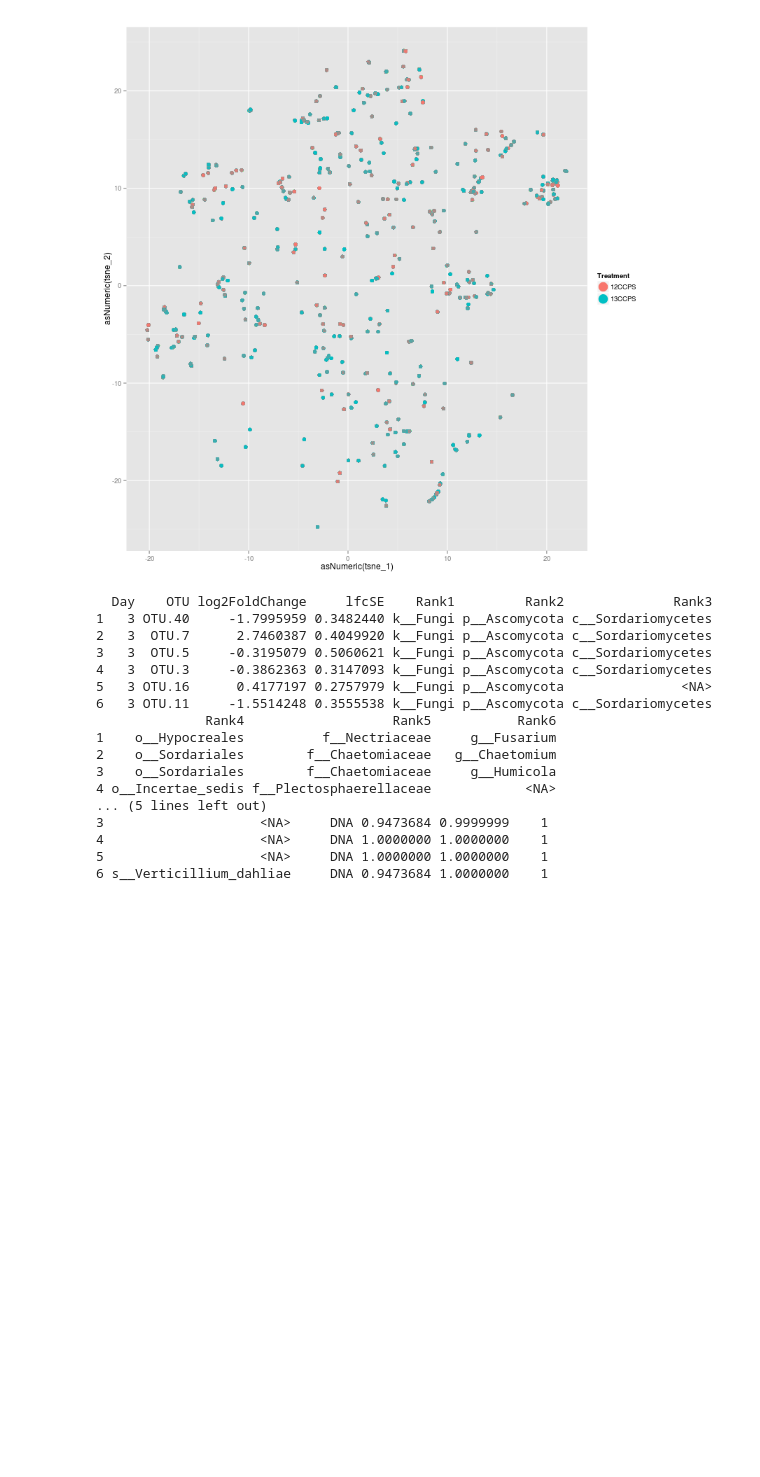
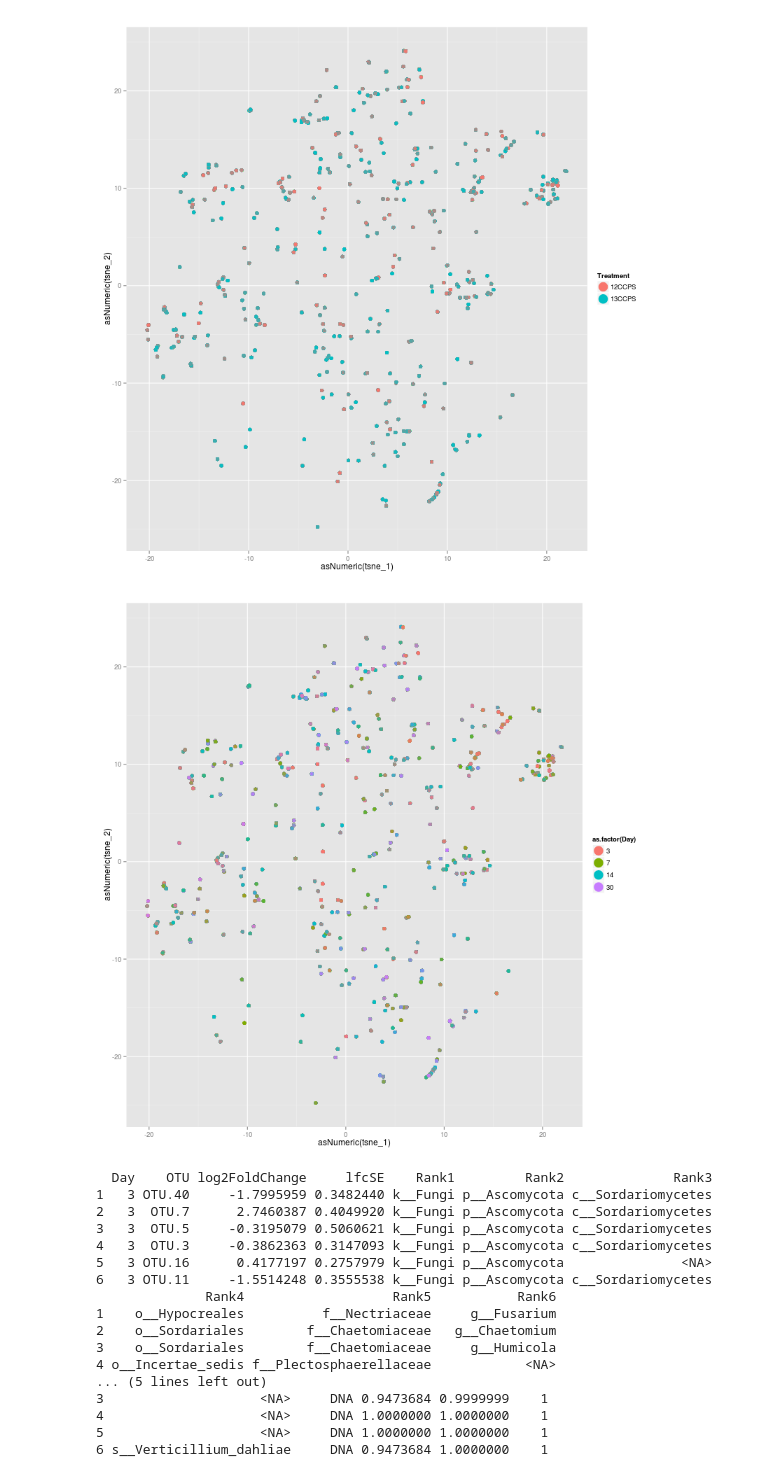
Before and after one commit to chvtk/Fungal_SIP, a Jupyter notebook: Computing_pairwise_distances.ipynb, the cells around one changed output. Saved outputs shown, nothing was run; the diff lists cells and outputs as text; code cells hidden in the pictures; blank space fills up the shorter version.

Commit message:
tsne with day and treatment mapped

```diff
--- a/Computing_pairwise_distances.ipynb
+++ b/Computing_pairwise_distances.ipynb
@@ -275,6 +257,18 @@ p = ggplot(d_sub, aes(x = asNumeric(tsne_1), y = asNumeric(tsne_2)))+
 p
 # %% [output]
 [figure]
+# %%
+%%R -w 800 -h 800
+
+asNumeric = function(x) { as.numeric(as.character(x)) }
+p = ggplot(d_sub, aes(x = asNumeric(tsne_1), y = asNumeric(tsne_2)))+
+    geom_point(aes(fill = as.factor(Day), color = as.factor(Day), alpha = 0.85), pch = 21) +
+    guides(alpha = FALSE, fill=guide_legend(override.aes=list(size=6)))
+
+
+p
+# %% [output]
+[figure, added]
 # %%
 %%R
 l2fc = read.csv("data/l2fc.csv", header = TRUE, sep = ",")
```
Also changed, not shown: parts of 33 cells of this notebook.
